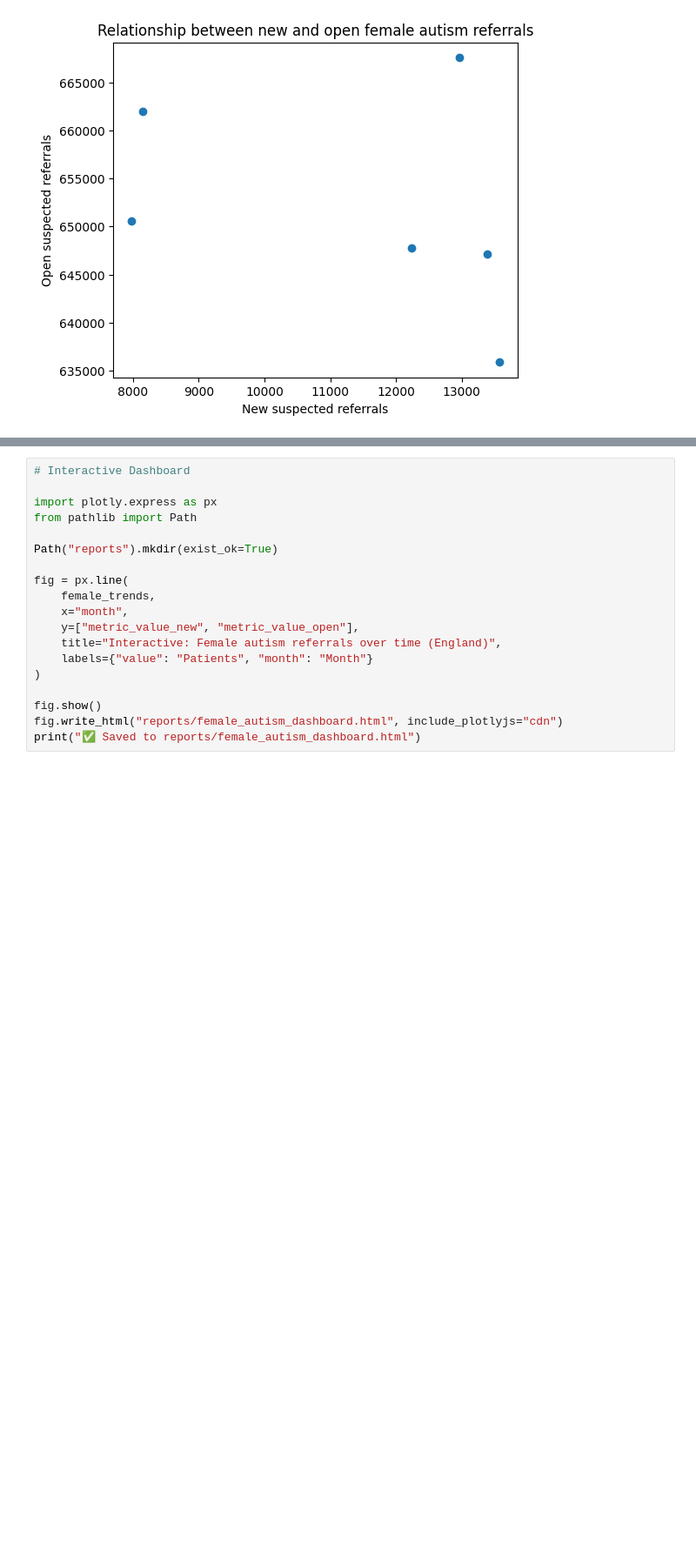
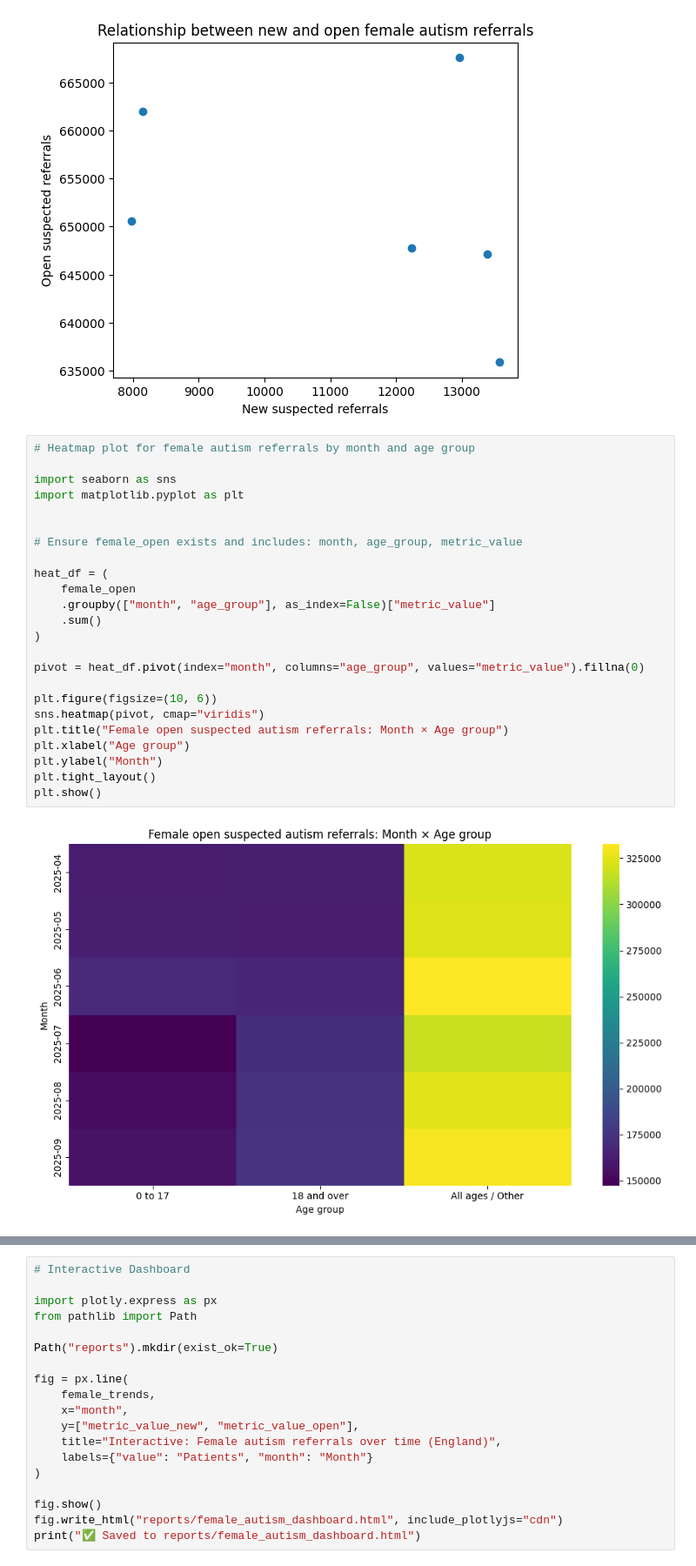
Before and after one commit to szm2701/sum-1, a Jupyter notebook: jupyter_notebooks/Notebook_Template.ipynb, the cells around one changed output, grey strips where cells are left out. Shown at 87% size. Cells and saved outputs as stored; diff of their text form; blank space fills up the shorter version.

Commit message:
Added a heatmap for referrals and added markdown explanation.

```diff
--- a/jupyter_notebooks/Notebook_Template.ipynb
+++ b/jupyter_notebooks/Notebook_Template.ipynb
@@ -562,3 +562,29 @@ plt.title("Relationship between new and open female autism referrals")
 plt.show()
 # %% [output]
 [figure]
+# %%
+# Heatmap plot for female autism referrals by month and age group
+
+import seaborn as sns
+import matplotlib.pyplot as plt
+
+
+# Ensure female_open exists and includes: month, age_group, metric_value
+
+heat_df = (
+    female_open
+    .groupby(["month", "age_group"], as_index=False)["metric_value"]
+    .sum()
+)
+
+pivot = heat_df.pivot(index="month", columns="age_group", values="metric_value").fillna(0)
+
+plt.figure(figsize=(10, 6))
+sns.heatmap(pivot, cmap="viridis")
+plt.title("Female open suspected autism referrals: Month × Age group")
+plt.xlabel("Age group")
+plt.ylabel("Month")
+plt.tight_layout()
+plt.show()
+# %% [output]
+[figure, added]
```
Also changed, not shown: parts of 1 cell of this notebook.
